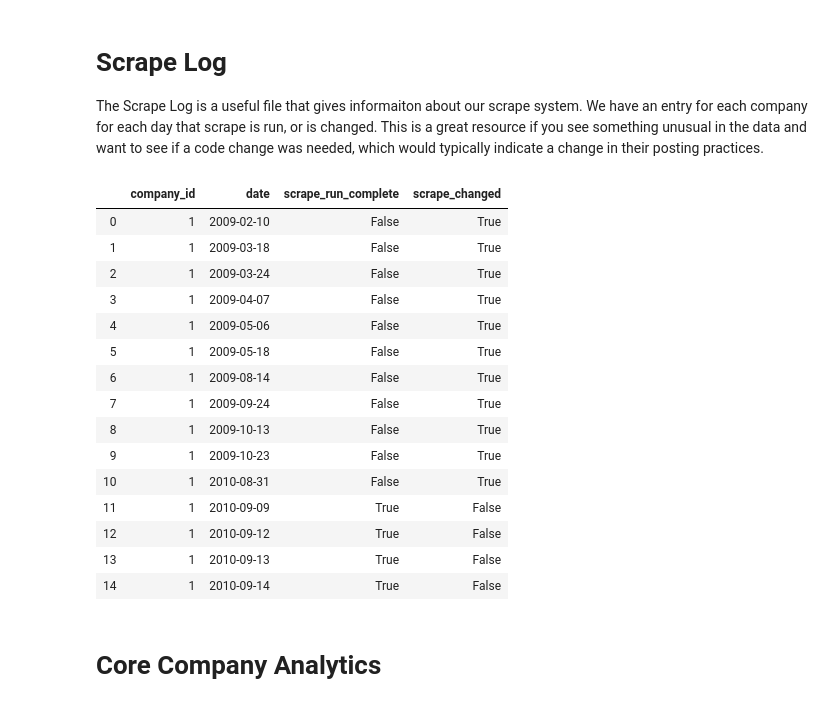
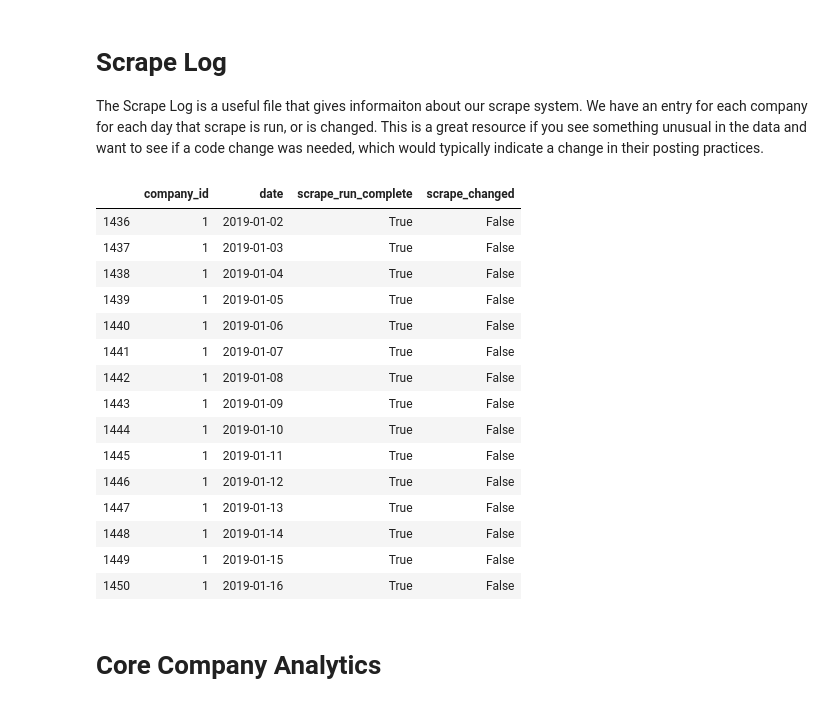
Before and after one commit to LinkUp/Job-Market-Data, a Jupyter notebook: Product Documentation/Product Onboarding.ipynb, the cells around one changed output. Saved outputs shown, nothing was run; the diff lists cells and outputs as text; code cells hidden in the pictures.

```diff
--- a/Product Documentation/Product Onboarding.ipynb
+++ b/Product Documentation/Product Onboarding.ipynb
@@ -101,24 +101,27 @@ fs_company_reference = pd.read_csv('fs_company_reference_daily_2019-11-13.csv.gz
 
 The Scrape Log is a useful file that gives informaiton about our scrape system.  We have an entry for each company for each day that scrape is run, or is changed.  This is a great resource if you see something unusual in the data and want to see if a code change was needed, which would typically indicate a change in their posting practices.
 # %%
-ScrapeLog = pd.read_csv('raw_company_scrape_log_full_2019-11-01.csv'); ScrapeLog.head(15)
+ScrapeLog = pd.read_csv('raw_company_scrape_log_full_2019-11-01.csv');
+ScrapeLog = ScrapeLog[ScrapeLog.date > '2019-01-01']
+ScrapeLog.sort_values(by=['company_id', 'date'], inplace=True)
+ScrapeLog.head(15)
 # %% [output]
 |  | company_id | date | scrape_run_complete | scrape_changed |
-| 0 | 1 | 2009-02-10 | False | True |
-| 1 | 1 | 2009-03-18 | False | True |
-| 2 | 1 | 2009-03-24 | False | True |
-| 3 | 1 | 2009-04-07 | False | True |
-| 4 | 1 | 2009-05-06 | False | True |
-| 5 | 1 | 2009-05-18 | False | True |
-| 6 | 1 | 2009-08-14 | False | True |
-| 7 | 1 | 2009-09-24 | False | True |
-| 8 | 1 | 2009-10-13 | False | True |
-| 9 | 1 | 2009-10-23 | False | True |
-| 10 | 1 | 2010-08-31 | False | True |
-| 11 | 1 | 2010-09-09 | True | False |
-| 12 | 1 | 2010-09-12 | True | False |
-| 13 | 1 | 2010-09-13 | True | False |
-| 14 | 1 | 2010-09-14 | True | False |
+| 1436 | 1 | 2019-01-02 | True | False |
+| 1437 | 1 | 2019-01-03 | True | False |
+| 1438 | 1 | 2019-01-04 | True | False |
+| 1439 | 1 | 2019-01-05 | True | False |
+| 1440 | 1 | 2019-01-06 | True | False |
+| 1441 | 1 | 2019-01-07 | True | False |
+| 1442 | 1 | 2019-01-08 | True | False |
+| 1443 | 1 | 2019-01-09 | True | False |
+| 1444 | 1 | 2019-01-10 | True | False |
+| 1445 | 1 | 2019-01-11 | True | False |
+| 1446 | 1 | 2019-01-12 | True | False |
+| 1447 | 1 | 2019-01-13 | True | False |
+| 1448 | 1 | 2019-01-14 | True | False |
+| 1449 | 1 | 2019-01-15 | True | False |
+| 1450 | 1 | 2019-01-16 | True | False |
 # %% [markdown]
 # Core Company Analytics
 # %% [markdown]
```
Also changed, not shown: parts of 3 cells of this notebook.
